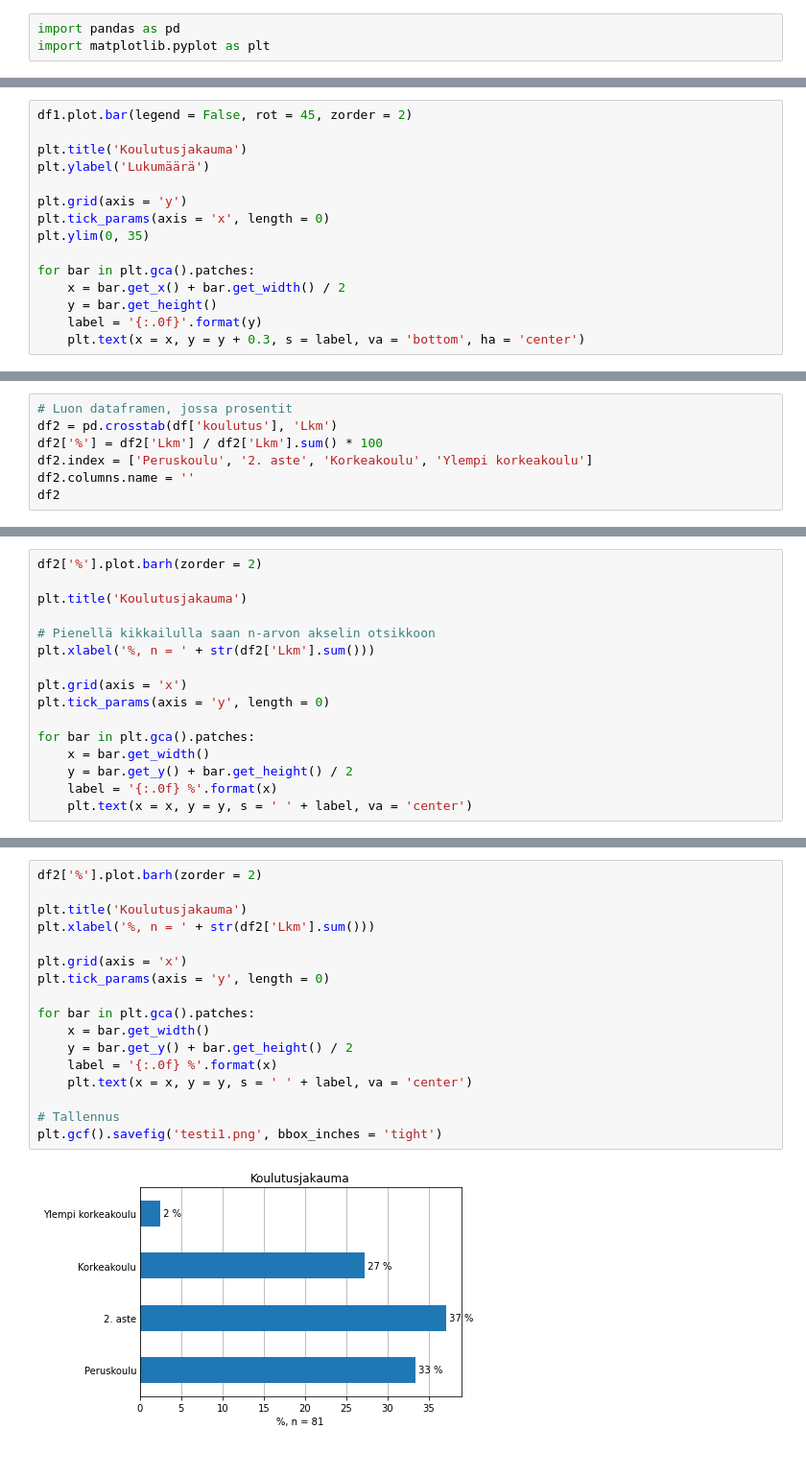
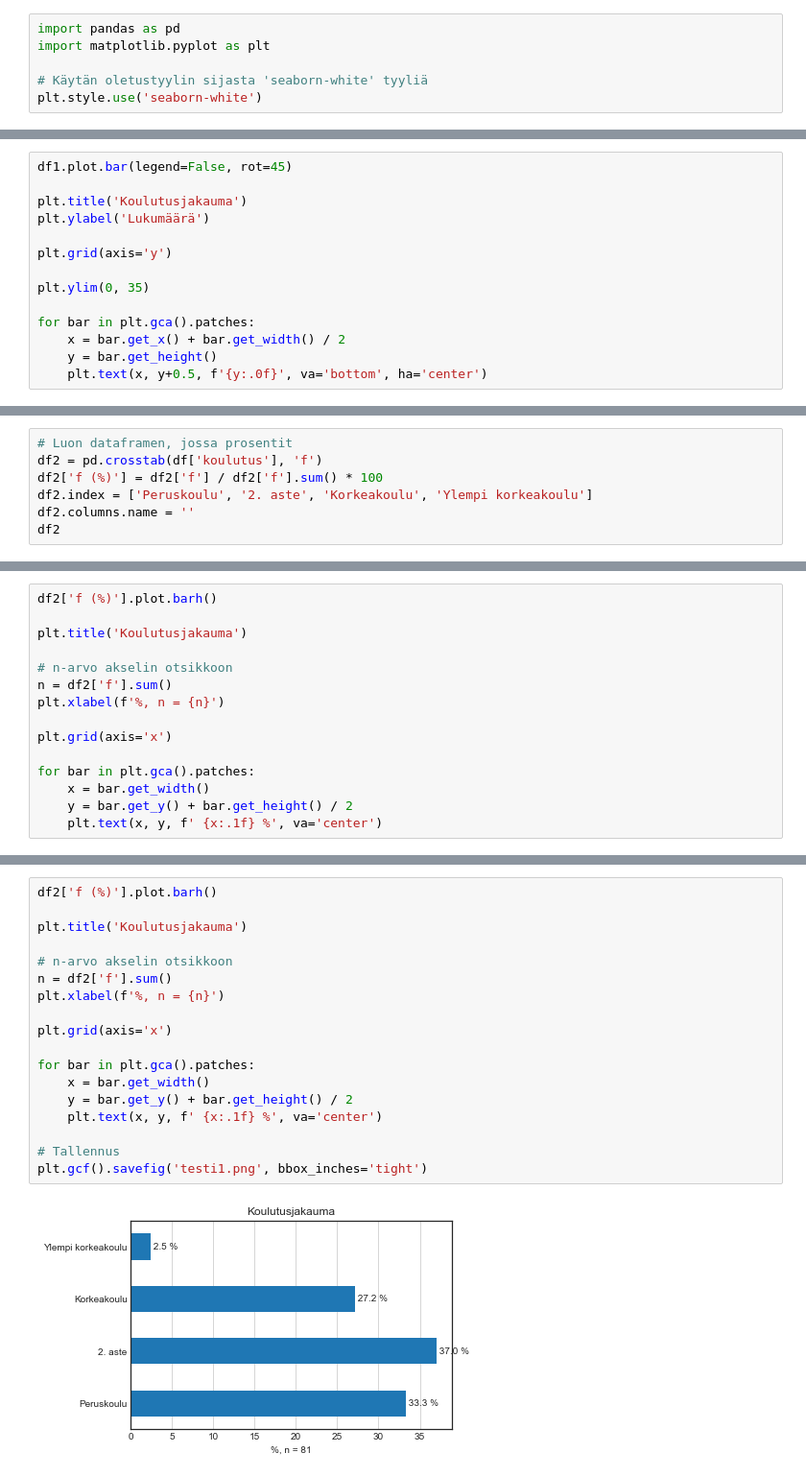
Before and after one commit to taanila/kaaviot, a Jupyter notebook: matplotlib1.ipynb, the cells around one changed output, grey strips where cells are left out. Shown at 96% size. Drawn from its saved outputs; the diff is of its cells as text.

```diff
--- a/matplotlib1.ipynb
+++ b/matplotlib1.ipynb
@@ -15,5 +17,8 @@ Lue lisää https://matplotlib.org/stable/api/pyplot_summary.html
 # %%
 import pandas as pd
 import matplotlib.pyplot as plt
+
+# Käytän oletustyylin sijasta 'seaborn-white' tyyliä
+plt.style.use('seaborn-white')
 # %%
 df = pd.read_excel('http://taanila.fi/data1.xlsx')
@@ -114,16 +114,15 @@ Pienin muutoksin voin toteuttaa edellisen pystypylväskaaviona.
 # %%
-df1.plot.bar(legend = False, rot = 45, zorder = 2)
+df1.plot.bar(legend=False, rot=45)
 
 plt.title('Koulutusjakauma')
 plt.ylabel('Lukumäärä')
 
-plt.grid(axis = 'y')
-plt.tick_params(axis = 'x', length = 0)
+plt.grid(axis='y')
+
 plt.ylim(0, 35)
 
 for bar in plt.gca().patches:
     x = bar.get_x() + bar.get_width() / 2
     y = bar.get_height()
-    label = '{:.0f}'.format(y)
-    plt.text(x = x, y = y + 0.3, s = label, va = 'bottom', ha = 'center')
+    plt.text(x, y+0.5, f'{y:.0f}', va='bottom', ha='center')
 # %% [output]
@@ -133,7 +132,7 @@ for bar in plt.gca().patches:
 # %%
 # Luon dataframen, jossa prosentit
-df2 = pd.crosstab(df['koulutus'], 'Lkm')
-df2['%'] = df2['Lkm'] / df2['Lkm'].sum() * 100
+df2 = pd.crosstab(df['koulutus'], 'f')
+df2['f (%)'] = df2['f'] / df2['f'].sum() * 100
 df2.index = ['Peruskoulu', '2. aste', 'Korkeakoulu', 'Ylempi korkeakoulu']
 df2.columns.name = ''
 df2
@@ -144,19 +143,18 @@ df2
 | Korkeakoulu | 22 | 27.160494 |
 | Ylempi korkeakoulu | 2 | 2.469136 |
 # %%
-df2['%'].plot.barh(zorder = 2)
+df2['f (%)'].plot.barh()
 
 plt.title('Koulutusjakauma')
 
-# Pienellä kikkailulla saan n-arvon akselin otsikkoon
-plt.xlabel('%, n = ' + str(df2['Lkm'].sum()))
+# n-arvo akselin otsikkoon
+n = df2['f'].sum()
+plt.xlabel(f'%, n = {n}')
 
-plt.grid(axis = 'x')
-plt.tick_params(axis = 'y', length = 0)
+plt.grid(axis='x')
 
 for bar in plt.gca().patches:
     x = bar.get_width()
     y = bar.get_y() + bar.get_height() / 2
-    label = '{:.0f} %'.format(x)
-    plt.text(x = x, y = y, s = ' ' + label, va = 'center')
+    plt.text(x, y, f' {x:.1f} %', va='center')
 # %% [output]
@@ -172,20 +170,21 @@ Tallennusmuoto määräytyy  tiedostonimen tarkentimen (esim. png) perusteella.
 # %%
-df2['%'].plot.barh(zorder = 2)
+df2['f (%)'].plot.barh()
 
 plt.title('Koulutusjakauma')
-plt.xlabel('%, n = ' + str(df2['Lkm'].sum()))
 
-plt.grid(axis = 'x')
-plt.tick_params(axis = 'y', length = 0)
+# n-arvo akselin otsikkoon
+n = df2['f'].sum()
+plt.xlabel(f'%, n = {n}')
+
+plt.grid(axis='x')
 
 for bar in plt.gca().patches:
     x = bar.get_width()
     y = bar.get_y() + bar.get_height() / 2
-    label = '{:.0f} %'.format(x)
-    plt.text(x = x, y = y, s = ' ' + label, va = 'center')
+    plt.text(x, y, f' {x:.1f} %', va='center')
 
 # Tallennus
-plt.gcf().savefig('testi1.png', bbox_inches = 'tight')
+plt.gcf().savefig('testi1.png', bbox_inches='tight')
 # %% [output]
-[figure, old version]
+[figure, new version]
 # %% [markdown]
```
Also changed, not shown: parts of 19 cells of this notebook.
